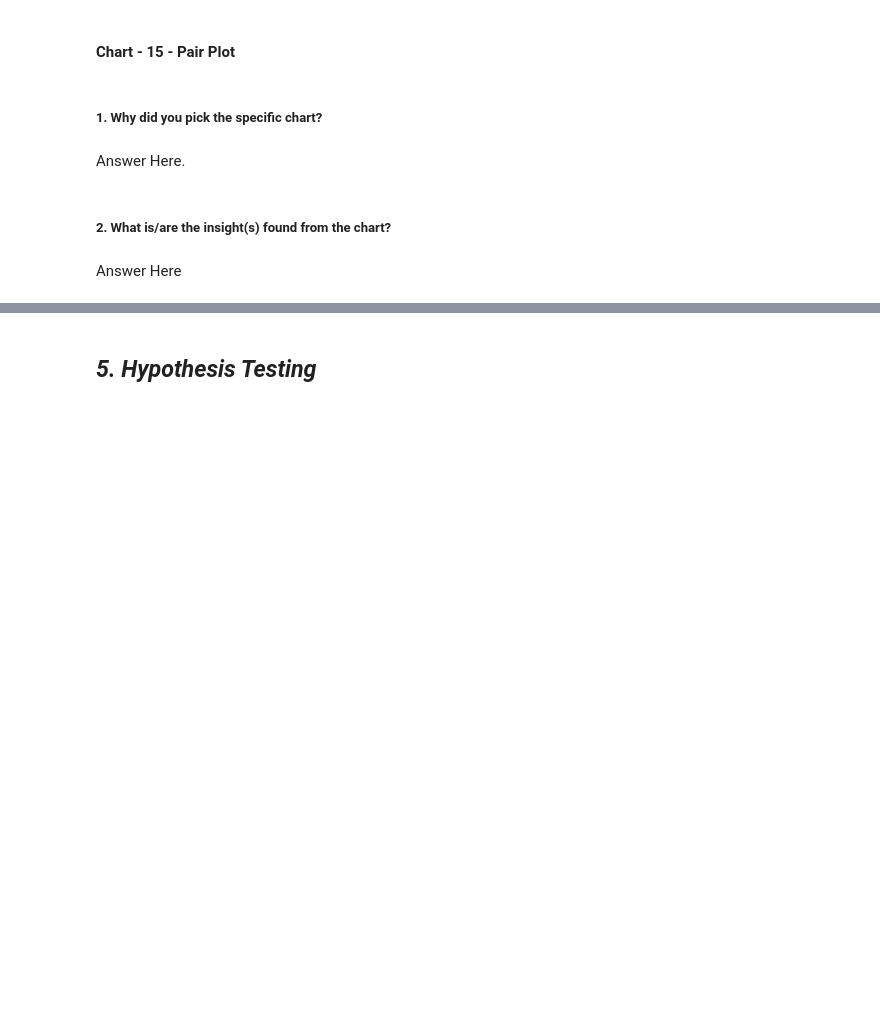
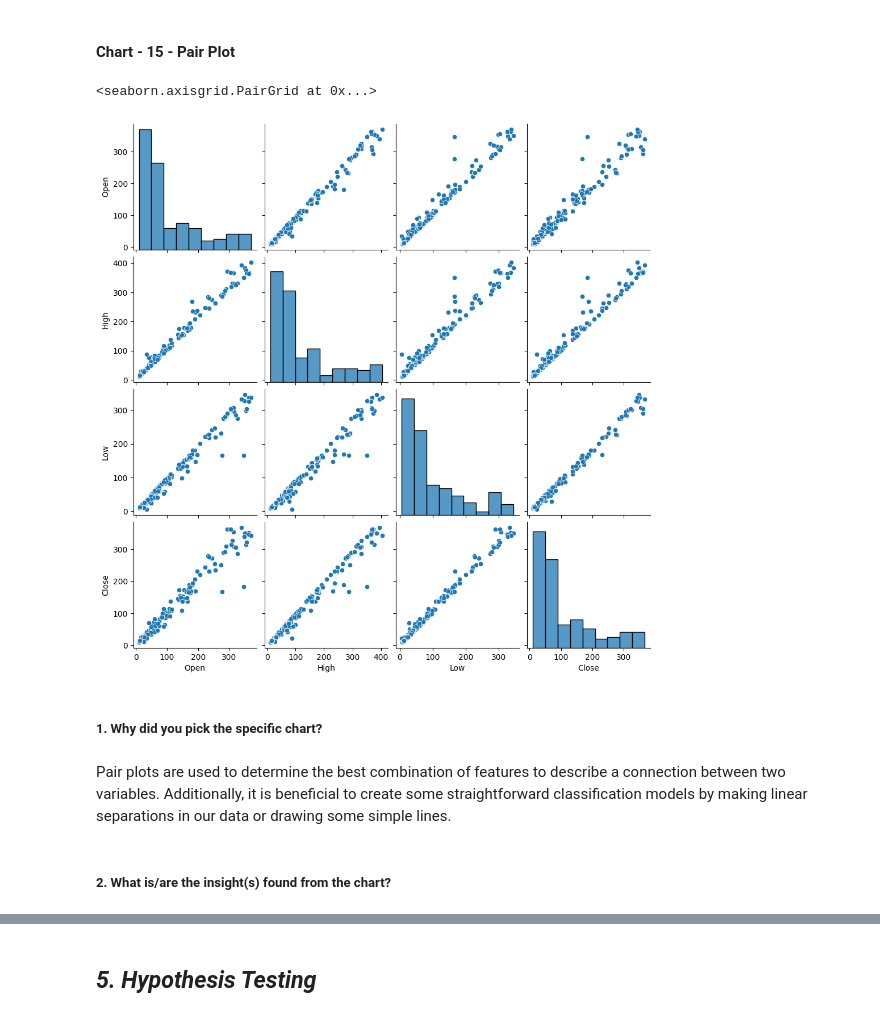
Before and after one commit to priyarane879/Yes_Bank_Stock_Prediction, a Jupyter notebook: Priya_Naik_Yes_bank_stock_prediction.ipynb, the cells around one changed output, grey strips where cells are left out. Drawn from its saved outputs; the diff is of its cells as text; code cells hidden in the pictures; blank space fills up the shorter version.

```diff
--- a/Priya_Naik_Yes_bank_stock_prediction.ipynb
+++ b/Priya_Naik_Yes_bank_stock_prediction.ipynb
@@ -540,11 +587,13 @@ Answer Here
 #### Chart - 15 - Pair Plot
 # %%
 # Pair Plot visualization code
+sns.pairplot(dataset_yes_bank)
+# %% [output]
+<seaborn.axisgrid.PairGrid at 0x...>
+[figure, added]
 # %% [markdown]
 ##### 1. Why did you pick the specific chart?
-# %% [markdown]
-Answer Here.
+# %% [markdown]
+Pair plots are used to determine the best combination of features to describe a connection between two variables. Additionally, it is beneficial to create some straightforward classification models by making linear separations in our data or drawing some simple lines.
 # %% [markdown]
 ##### 2. What is/are the insight(s) found from the chart?
-# %% [markdown]
-Answer Here
```
Also changed, not shown: parts of 81 cells of this notebook.
